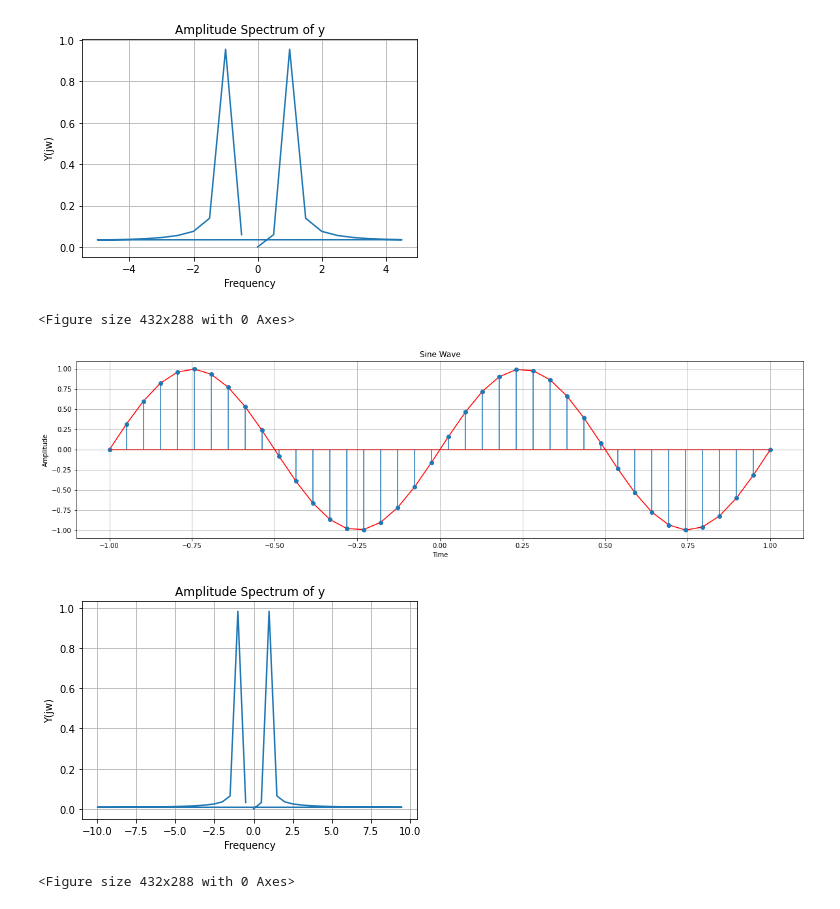
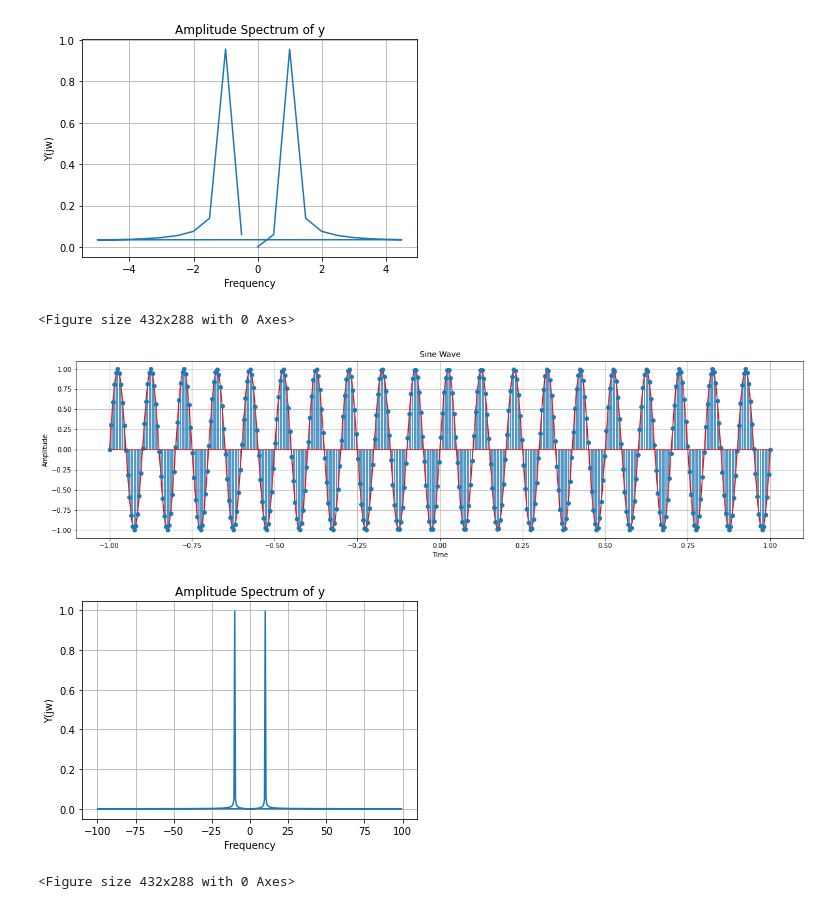
Before and after one commit to shantanutyagi67/CT303_Labs, a Jupyter notebook: Lab 1/E1.ipynb, the cells around one changed output. Drawn from its saved outputs; the diff is of its cells as text; code cells hidden in the pictures.

```diff
--- a/Lab 1/E1.ipynb
+++ b/Lab 1/E1.ipynb
@@ -162,10 +162,10 @@ myctft(1,1,10)
 [figure]
 [figure]
 # %%
-f = 1
+f = 10
 myctft(1,1,20)
 # %% [output]
 <Figure size 432x288 with 0 Axes>
-[figure, old version]
+[figure, new version]
-[figure, old version]
+[figure, new version]
 # %%
```
Also changed, not shown: parts of 7 cells of this notebook, 8 other files.
